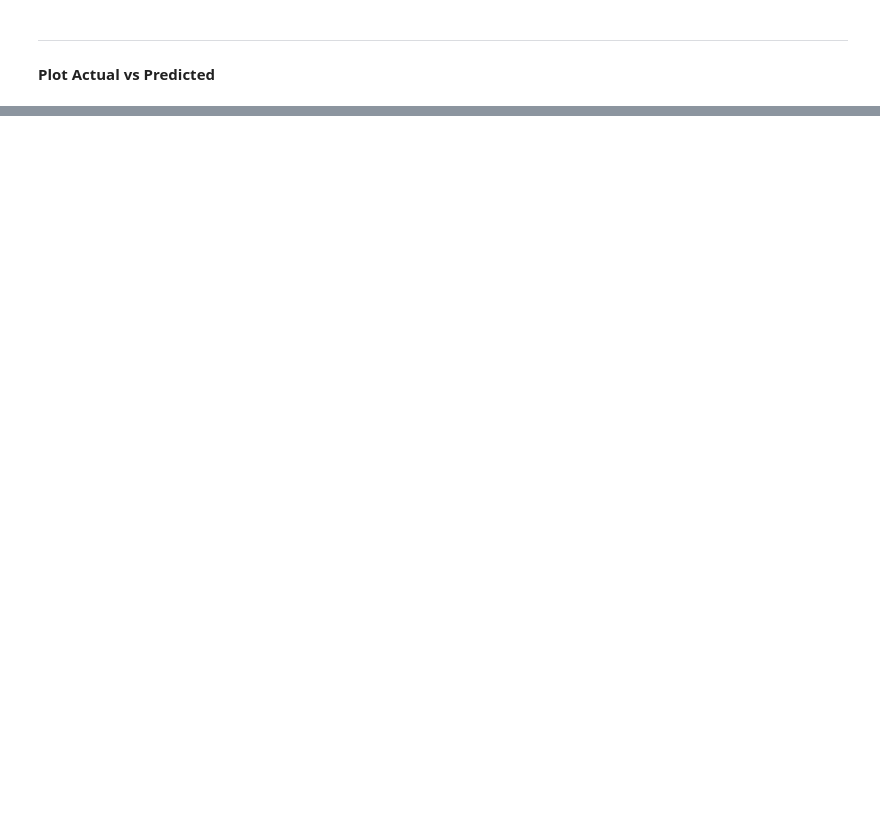
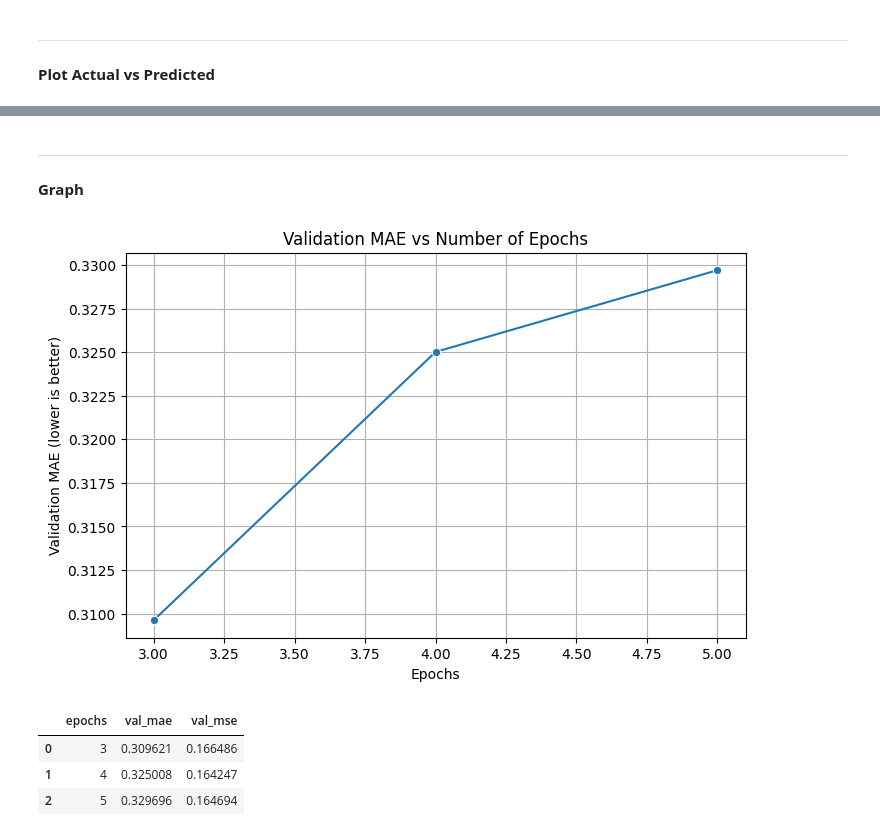
Before and after one commit to JeaneeAllen/lstm-epoch, a Jupyter notebook: TimeSeriesPredictionLSTM/lstm.ipynb, the cells around one changed output, grey strips where cells are left out. Saved outputs shown, nothing was run; the diff lists cells and outputs as text; code cells hidden in the pictures; blank space fills up the shorter version.

Commit message:
expanded on previous LSTM assignment, included experiments with different number of training epochs

```diff
--- a/TimeSeriesPredictionLSTM/lstm.ipynb
+++ b/TimeSeriesPredictionLSTM/lstm.ipynb
@@ -307,0 +343,32 @@ plt.show()
+# %%
+import pandas as pd
+
+
+epoch_list = [3, 4, 5]
+results = []
+
+for e in epoch_list:
+    print(f"Training model with {e} epochs...")
+
+    model, norm_layer = build_model(LOOKBACK, X_train_seq.shape[2])
+    norm_layer.adapt(X_train_seq)
+
+    history = model.fit(
+        X_train_seq, y_train_seq,
+        validation_split=0.2,
+        epochs=e,
+        batch_size=32,
+        verbose=0
+    )
+
+    final_val_mae = history.history["val_mean_absolute_error"][-1]
+    final_val_loss = history.history["val_loss"][-1]
+
+    results.append({
+        "epochs": e,
+        "val_mae": final_val_mae,
+        "val_mse": final_val_loss
+    })
+
+results_df = pd.DataFrame(results)
+results_df
@@ -307,0 +383,22 @@ plt.show()
+# %% [markdown]
+***
+**Graph**
+# %%
+import seaborn as sns
+import matplotlib.pyplot as plt
+
+plt.figure(figsize=(8,5))
+sns.lineplot(data=results_df, x="epochs", y="val_mae", marker="o")
+plt.title("Validation MAE vs Number of Epochs")
+plt.xlabel("Epochs")
+plt.ylabel("Validation MAE (lower is better)")
+plt.grid(True)
+plt.show()
+
+results_df
+# %% [output]
+[figure, added]
+|  | epochs | val_mae | val_mse |
+| 0 | 3 | 0.309621 | 0.166486 |
+| 1 | 4 | 0.325008 | 0.164247 |
+| 2 | 5 | 0.329696 | 0.164694 |
```
Also changed, not shown: parts of 9 cells of this notebook.
